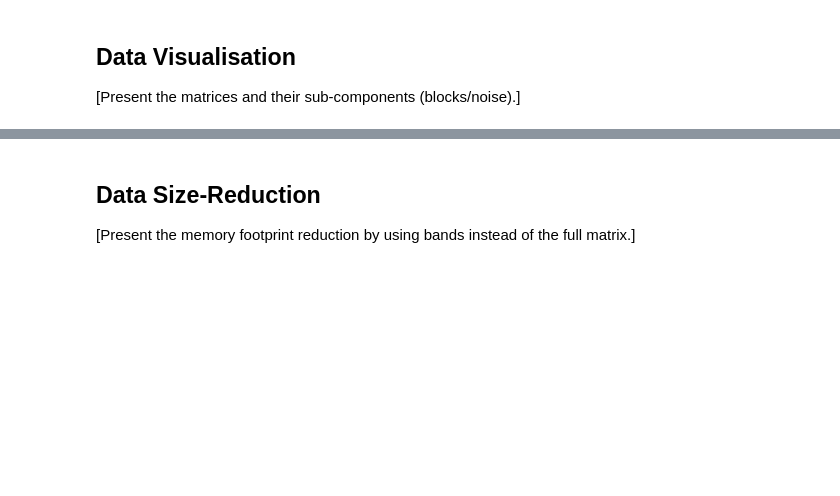
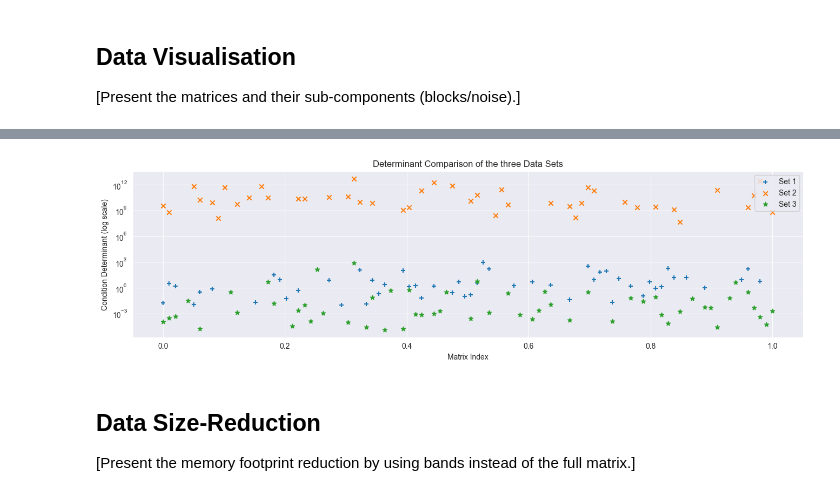
Before and after one commit to 24io/opencampus-ai-project, a Jupyter notebook: 1_DatasetCharacteristics/exploratory_data_analysis.ipynb, the cells around one changed output, grey strips where cells are left out. Saved outputs shown, nothing was run; the diff lists cells and outputs as text; code cells hidden in the pictures; blank space fills up the shorter version.

```diff
--- a/1_DatasetCharacteristics/exploratory_data_analysis.ipynb
+++ b/1_DatasetCharacteristics/exploratory_data_analysis.ipynb
@@ -40,3 +162,29 @@ import matrixlib as mxl
+# %%
+# Plot the histogram of the block sizes for the three sets
+fig_det_scatter = plt.figure(2, figsize=(16, 4))
+x_vals = np.linspace(0, 1, num=NUMBER_OF_MATRICES)
+
+# data for set1
+set1_determinants = [matrix_data_set1.metadata[i].det for i in range(matrix_data_set1.len)]
+plt.scatter(x_vals, set1_determinants, label="Set 1", marker='+')
+
+# data for set2
+set1_determinants = [matrix_data_set2.metadata[i].det for i in range(matrix_data_set2.len)]
+plt.scatter(x_vals, set1_determinants, label="Set 2", marker='x')
+
+# data for set3
+set1_determinants = [matrix_data_set3.metadata[i].det for i in range(matrix_data_set3.len)]
+plt.scatter(x_vals, set1_determinants, label="Set 3", marker='*')
+
+plt.legend(loc='upper right')
+plt.xlabel('Matrix Index')
+plt.ylabel('Condition Determinant (log scale)')
+plt.gca().set_yscale('log')
+plt.title('Determinant Comparison of the three Data Sets')
+
+plt.show()
+# %% [output]
+[figure, added]
 # %%
 # TODO: implement/copy from matrix_data_generation.ipynb
 # %% [markdown]
```
Also changed, not shown: parts of 9 cells of this notebook.
